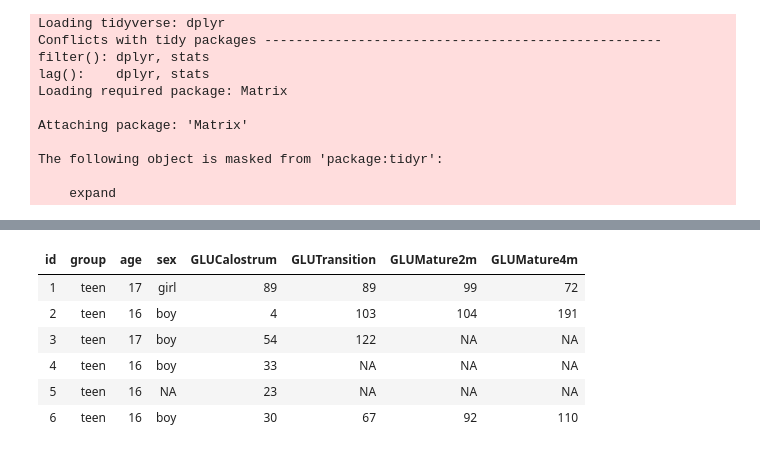
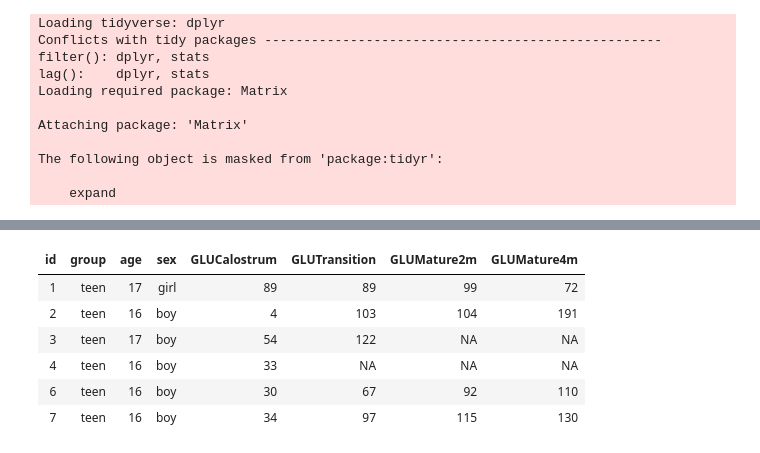
Before and after one commit to notblank/AA-leche-humana, a Jupyter notebook: Multilevel models and Imputations.ipynb, the cells around one changed output, grey strips where cells are left out. Cells and saved outputs as stored; diff of their text form; code cells hidden in the pictures.

```diff
--- a/Multilevel models and Imputations.ipynb
+++ b/Multilevel models and Imputations.ipynb
@@ -70,7 +70,7 @@ aaLong <-  function(df, AA){
     return(aaL)
 }
 # %%
-AA_Sex_1 <- read_sav("C:/Users/Personal/AA leche lactancia/datos/AMINOACIDOS POR SEXO_1.sav")
+AA_Sex_1 <- read_sav("C:/Users/Personal/AA leche/datos/AMINOACIDOS POR SEXO_1.sav")
 head(AA_Sex_1)
 # %% [output]
 | ID | GROUP | MATERNALAGE | SEXO | INFANTDOB | MATBMI1COLL | MATBMI215d | MATBMI32mos | MATBMI44mos | ... |
@@ -83,16 +83,18 @@ head(AA_Sex_1)
 # %%
 AA <- 'GLU'
 
 AAdf <- aaSelect(AA_Sex_1, AA) %>% select(-contains('GLOB'))
+AAdf <- AAdf %>% filter(!is.na(AAdf$sex))
+
 head(AAdf)
 # %% [output]
 | id | group | age | sex | GLUCalostrum | GLUTransition | GLUMature2m | GLUMature4m |
 | 1 | teen | 17 | girl | 89 | 89 | 99 | 72 |
 | 2 | teen | 16 | boy | 4 | 103 | 104 | 191 |
 | 3 | teen | 17 | boy | 54 | 122 | NA | NA |
 | 4 | teen | 16 | boy | 33 | NA | NA | NA |
-| 5 | teen | 16 | NA | 23 | NA | NA | NA |
 | 6 | teen | 16 | boy | 30 | 67 | 92 | 110 |
+| 7 | teen | 16 | boy | 34 | 97 | 115 | 130 |
 # %%
 AAdfLong <- aaLong(AAdf, AA)
 head(AAdfLong)
```
Also changed, not shown: parts of 14 cells of this notebook, 4 other files.
